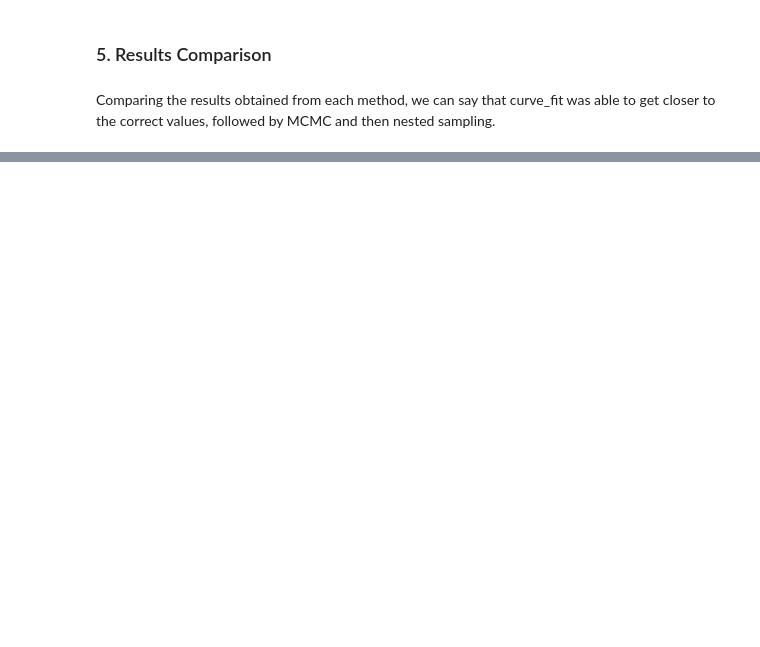
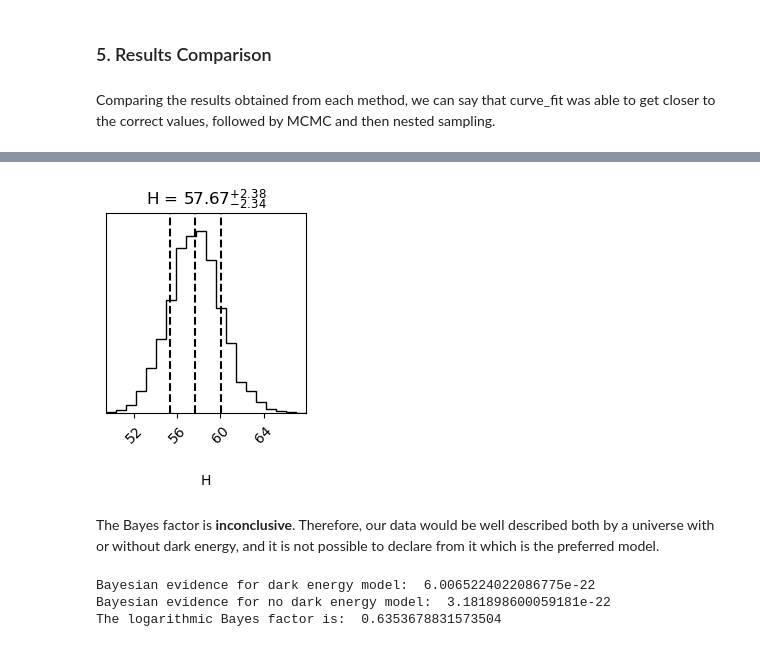
Before and after one commit to om-erika/astrostatistics_bicocca_2024, a Jupyter notebook: exam/L18_supernovae_distances_gpr.ipynb, the cells around one changed output, grey strips where cells are left out. Cells and saved outputs as stored; diff of their text form; code cells hidden in the pictures; blank space fills up the shorter version.

```diff
--- a/exam/L18_supernovae_distances_gpr.ipynb
+++ b/exam/L18_supernovae_distances_gpr.ipynb
@@ -316,0 +364,9 @@ Real value for Omega Matter: 0.270
+# %%
+samples_nested_no_dark = dresults_no_dark.samples  # samples
+weights_nested_no_dark = np.exp(dresults_no_dark.logwt - dresults_no_dark.logz[-1])  # normalized weights
+
+samples_equal_nested_no_dark = dyfunc.resample_equal(samples_nested_no_dark, weights_nested_no_dark)
+corner.corner(samples_equal_nested_no_dark, labels= "H0", quantiles=[0.16, 0.5, 0.84],show_titles=True,
+    title_kwargs={"fontsize": 12});
+# %% [output]
+[figure, added]
@@ -316,0 +377,10 @@ Real value for Omega Matter: 0.270
+# %% [markdown]
+The Bayes factor is **inconclusive**. Therefore, our data would be well described both by a universe with or without dark energy, and it is not possible to declare from it which is the preferred model.
+# %%
+print('Bayesian evidence for dark energy model: ', np.exp(dresults.logz[-1]))
+print('Bayesian evidence for no dark energy model: ', np.exp(dresults_no_dark.logz[-1]))
+print('The logarithmic Bayes factor is: ', np.log(np.exp(dresults.logz[-1])/np.exp(dresults_no_dark.logz[-1])))
+# %% [output]
+Bayesian evidence for dark energy model:  6.0065224022086775e-22
+Bayesian evidence for no dark energy model:  3.181898600059181e-22
+The logarithmic Bayes factor is:  0.6353678831573504
```
Also changed, not shown: parts of 14 cells of this notebook.
